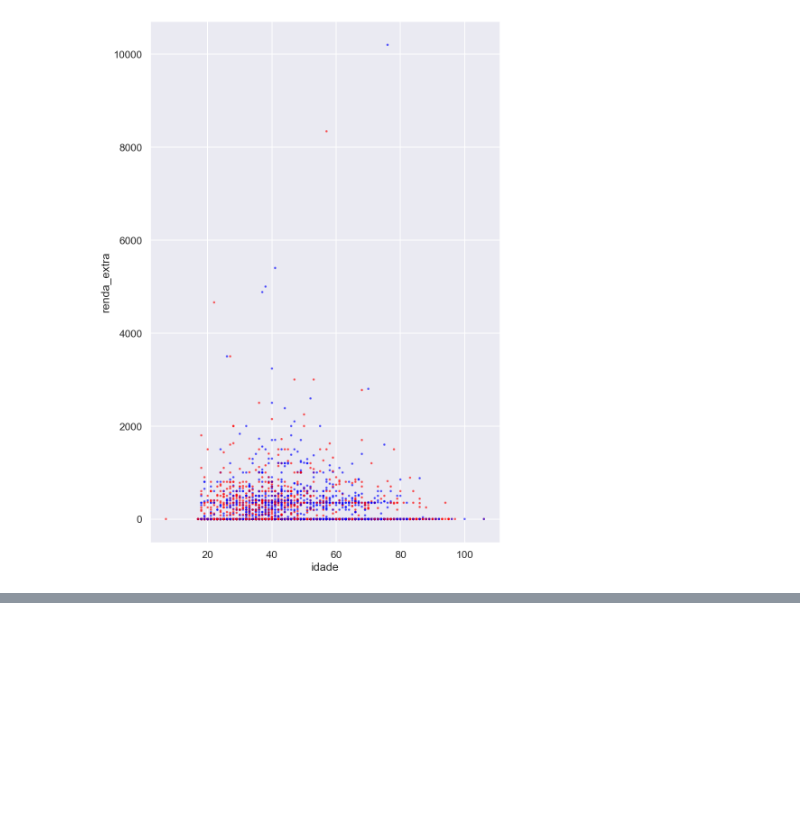
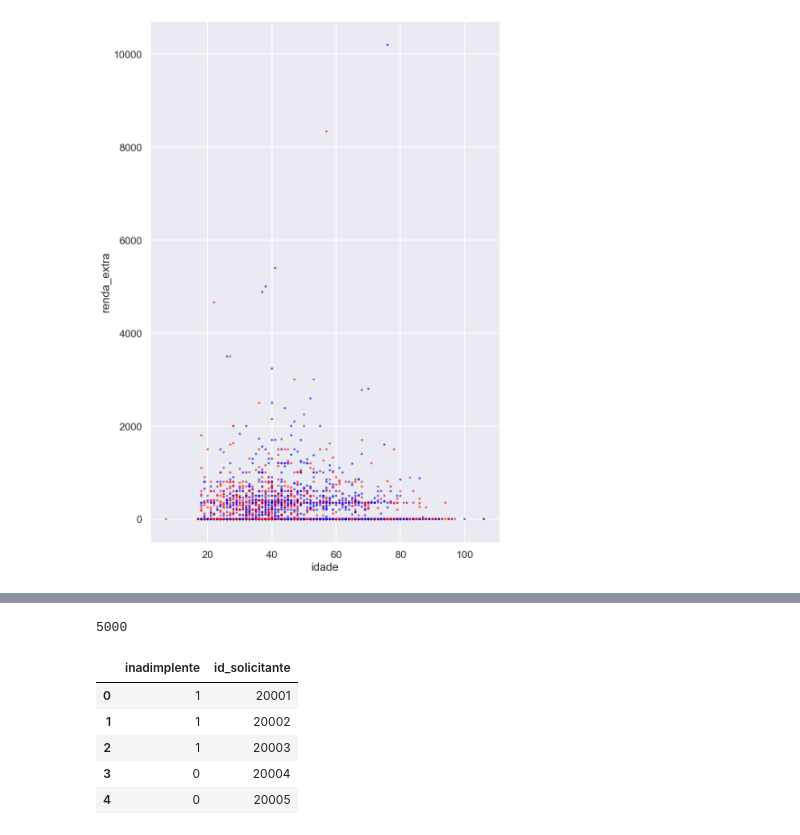
Before and after one commit to Cerne17/EEL891-Trabalho1, a Jupyter notebook: main.ipynb, the cells around one changed output, grey strips where cells are left out. Cells and saved outputs as stored; diff of their text form; code cells hidden in the pictures; blank space fills up the shorter version.

```diff
--- a/main.ipynb
+++ b/main.ipynb
@@ -484,0 +590,2 @@ graph = df_tratado.plot.scatter(
+# %%
+resultados = modelo.predict(df_teste)
@@ -484,0 +599,18 @@ graph = df_tratado.plot.scatter(
+# %%
+len(resultados)
+# %% [output]
+5000
+# %%
+df_teste_original = pd.read_csv('conjunto_de_teste.csv')
+
+dict_res = {"inadimplente": resultados, "id_solicitante": df_teste_original["id_solicitante"]}
+df_resultados = pd.DataFrame(dict_res)
+
+df_resultados.head()
+# %% [output]
+|  | inadimplente | id_solicitante |
+| 0 | 1 | 20001 |
+| 1 | 1 | 20002 |
+| 2 | 1 | 20003 |
+| 3 | 0 | 20004 |
+| 4 | 0 | 20005 |
```
Also changed, not shown: parts of 21 cells of this notebook.
